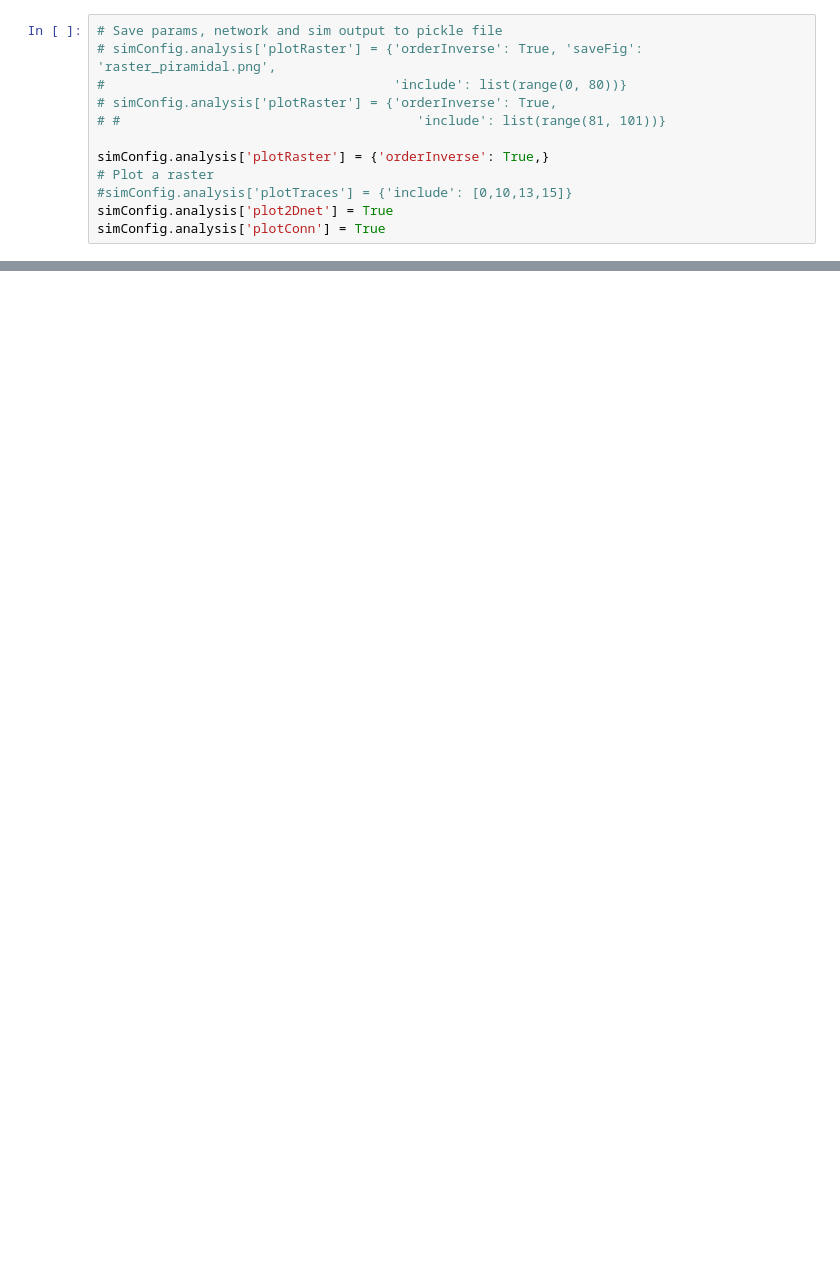
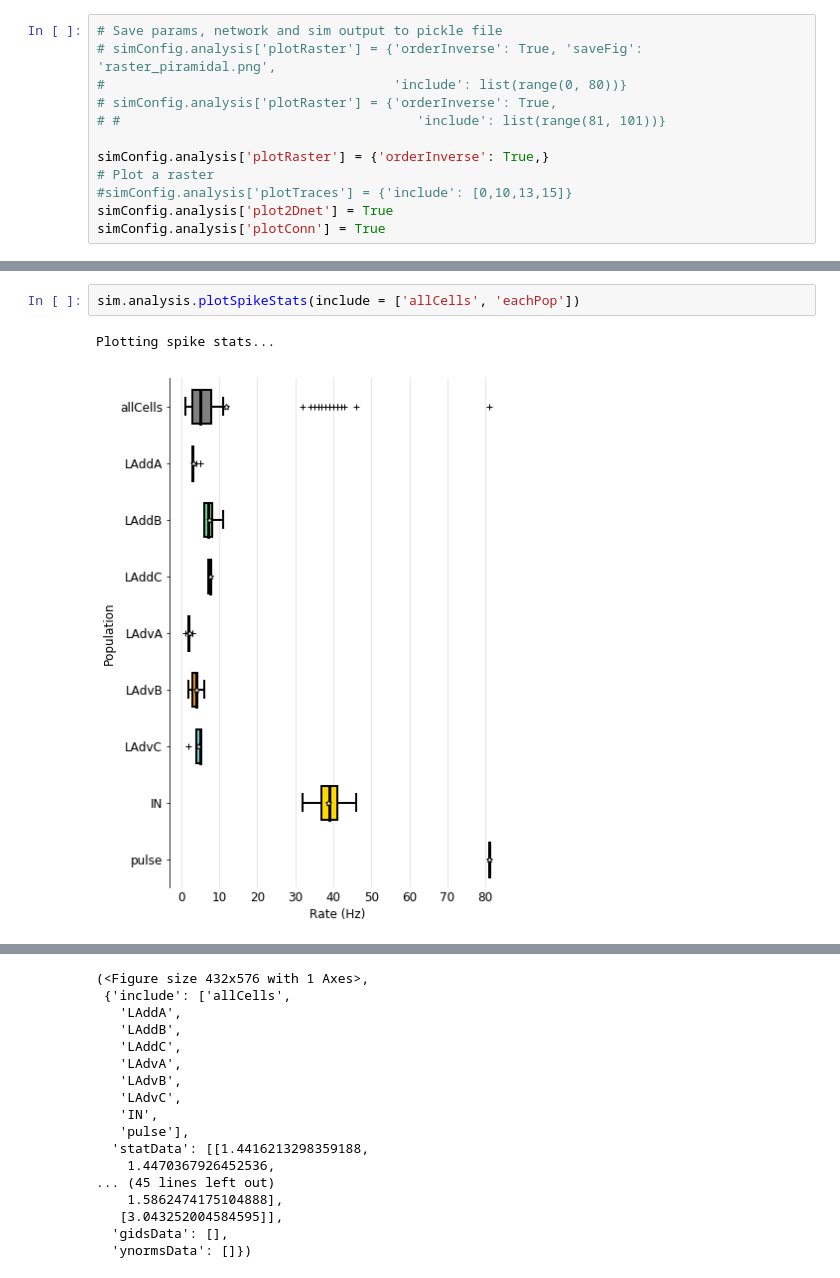
Before and after one commit to paulaxgr/lascon_project, a Jupyter notebook: project_code.ipynb, the cells around one changed output, grey strips where cells are left out. Cells and saved outputs as stored; diff of their text form; blank space fills up the shorter version.

```diff
--- a/project_code.ipynb
+++ b/project_code.ipynb
@@ -292,0 +348,5 @@ TypeError: 'float' object does not support item assignment
+# %%
+sim.analysis.plotSpikeStats(include = ['allCells', 'eachPop'])
+# %% [output]
+Plotting spike stats...
+[figure, added]
@@ -292,0 +354,17 @@ TypeError: 'float' object does not support item assignment
+(<Figure size 432x576 with 1 Axes>,
+ {'include': ['allCells',
+   'LAddA',
+   'LAddB',
+   'LAddC',
+   'LAdvA',
+   'LAdvB',
+   'LAdvC',
+   'IN',
+   'pulse'],
+  'statData': [[1.4416213298359188,
+    1.4470367926452536,
+... (45 lines left out)
+    1.5862474175104888],
+   [3.043252004584595]],
+  'gidsData': [],
+  'ynormsData': []})
```
Also changed, not shown: parts of 46 cells of this notebook, 10 other files.
